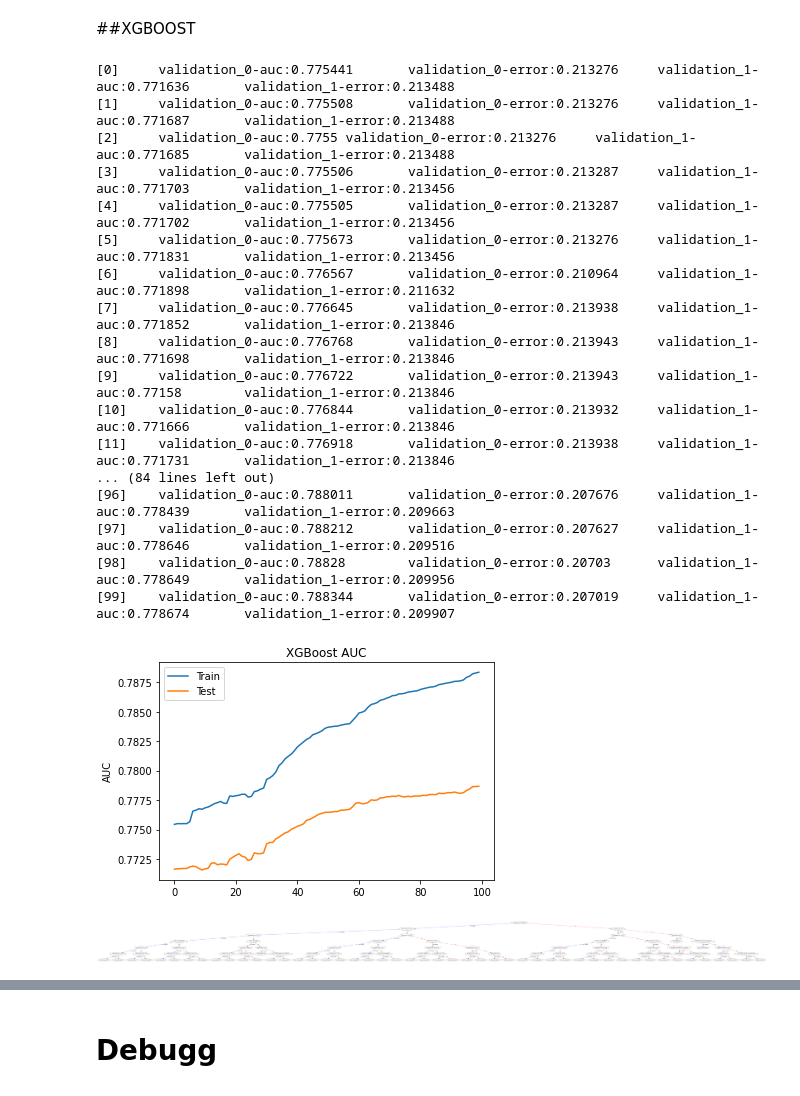
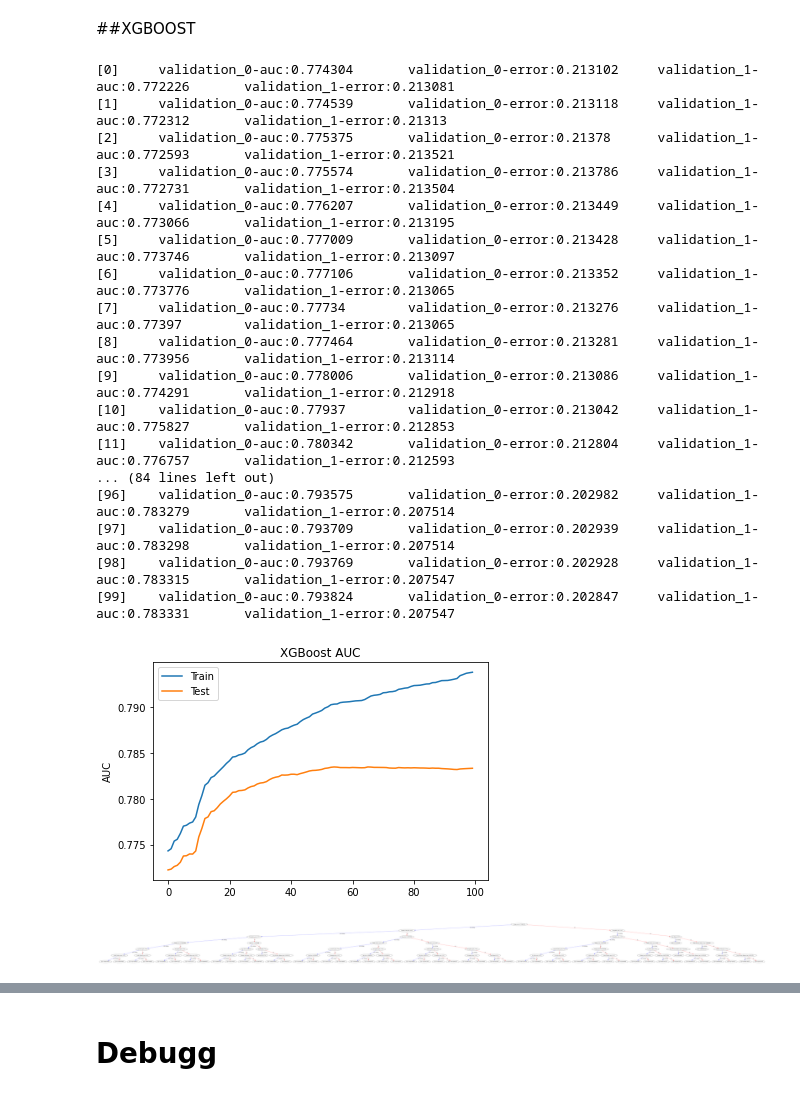
Before and after one commit to avidutta20/challenge_may21, a Jupyter notebook: model.ipynb, the cells around one changed output, grey strips where cells are left out. Cells and saved outputs as stored; diff of their text form; code cells hidden in the pictures.

```diff
--- a/model.ipynb
+++ b/model.ipynb
@@ -478,7 +478,7 @@ def get_features(dframe):
   'Is_Active_proc_0', 'Is_Active_proc_1',
   'Credit_Product_proc_0', 'Credit_Product_proc_1',
   'Age_Binned_0', 'Age_Binned_1','Age_Binned_2',
-  'Age_box', 'Avg_Account_Balance_log', 'Vintage_max']
+  'Avg_Account_Balance_log', 'Vintage_max']
   return dframe[feature_list_to_use]
 # %%
 x_train_df.columns
@@ -713,23 +715,23 @@ clf_xgb = XGBClassifier(max_depth = 6,
 clf_xgb.fit(x_train,y_train,eval_set= eval_set,eval_metric=['auc','error'])
 y_hat_xgb = clf_xgb.predict(x_test)
 # %% [output]
-[0]     validation_0-auc:0.775441       validation_0-error:0.213276     validation_1-auc:0.771636       validation_1-error:0.213488
-[1]     validation_0-auc:0.775508       validation_0-error:0.213276     validation_1-auc:0.771687       validation_1-error:0.213488
-[2]     validation_0-auc:0.7755 validation_0-error:0.213276     validation_1-auc:0.771685       validation_1-error:0.213488
-[3]     validation_0-auc:0.775506       validation_0-error:0.213287     validation_1-auc:0.771703       validation_1-error:0.213456
-[4]     validation_0-auc:0.775505       validation_0-error:0.213287     validation_1-auc:0.771702       validation_1-error:0.213456
-[5]     validation_0-auc:0.775673       validation_0-error:0.213276     validation_1-auc:0.771831       validation_1-error:0.213456
-[6]     validation_0-auc:0.776567       validation_0-error:0.210964     validation_1-auc:0.771898       validation_1-error:0.211632
-[7]     validation_0-auc:0.776645       validation_0-error:0.213938     validation_1-auc:0.771852       validation_1-error:0.213846
-[8]     validation_0-auc:0.776768       validation_0-error:0.213943     validation_1-auc:0.771698       validation_1-error:0.213846
-[9]     validation_0-auc:0.776722       validation_0-error:0.213943     validation_1-auc:0.77158        validation_1-error:0.213846
-[10]    validation_0-auc:0.776844       validation_0-error:0.213932     validation_1-auc:0.771666       validation_1-error:0.213846
-[11]    validation_0-auc:0.776918       validation_0-error:0.213938     validation_1-auc:0.771731       validation_1-error:0.213846
+[0]     validation_0-auc:0.774304       validation_0-error:0.213102     validation_1-auc:0.772226       validation_1-error:0.213081
+[1]     validation_0-auc:0.774539       validation_0-error:0.213118     validation_1-auc:0.772312       validation_1-error:0.21313
+[2]     validation_0-auc:0.775375       validation_0-error:0.21378      validation_1-auc:0.772593       validation_1-error:0.213521
+[3]     validation_0-auc:0.775574       validation_0-error:0.213786     validation_1-auc:0.772731       validation_1-error:0.213504
+[4]     validation_0-auc:0.776207       validation_0-error:0.213449     validation_1-auc:0.773066       validation_1-error:0.213195
+[5]     validation_0-auc:0.777009       validation_0-error:0.213428     validation_1-auc:0.773746       validation_1-error:0.213097
+[6]     validation_0-auc:0.777106       validation_0-error:0.213352     validation_1-auc:0.773776       validation_1-error:0.213065
+[7]     validation_0-auc:0.77734        validation_0-error:0.213276     validation_1-auc:0.77397        validation_1-error:0.213065
+[8]     validation_0-auc:0.777464       validation_0-error:0.213281     validation_1-auc:0.773956       validation_1-error:0.213114
+[9]     validation_0-auc:0.778006       validation_0-error:0.213086     validation_1-auc:0.774291       validation_1-error:0.212918
+[10]    validation_0-auc:0.77937        validation_0-error:0.213042     validation_1-auc:0.775827       validation_1-error:0.212853
+[11]    validation_0-auc:0.780342       validation_0-error:0.212804     validation_1-auc:0.776757       validation_1-error:0.212593
 ... (84 lines left out)
-[96]    validation_0-auc:0.788011       validation_0-error:0.207676     validation_1-auc:0.778439       validation_1-error:0.209663
-[97]    validation_0-auc:0.788212       validation_0-error:0.207627     validation_1-auc:0.778646       validation_1-error:0.209516
-[98]    validation_0-auc:0.78828        validation_0-error:0.20703      validation_1-auc:0.778649       validation_1-error:0.209956
-[99]    validation_0-auc:0.788344       validation_0-error:0.207019     validation_1-auc:0.778674       validation_1-error:0.209907
+[96]    validation_0-auc:0.793575       validation_0-error:0.202982     validation_1-auc:0.783279       validation_1-error:0.207514
+[97]    validation_0-auc:0.793709       validation_0-error:0.202939     validation_1-auc:0.783298       validation_1-error:0.207514
+[98]    validation_0-auc:0.793769       validation_0-error:0.202928     validation_1-auc:0.783315       validation_1-error:0.207547
+[99]    validation_0-auc:0.793824       validation_0-error:0.202847     validation_1-auc:0.783331       validation_1-error:0.207547
 # %%
 results = clf_xgb.evals_result()
 epochs = len(results['validation_0']['error'])
@@ -743,13 +745,13 @@ plt.ylabel('AUC')
 plt.title('XGBoost AUC')
 plt.show()
 # %% [output]
-[figure, old version]
+[figure, new version]
 # %%
-fig, ax = plt.subplots(figsize=(60, 30))
+fig, ax = plt.subplots(figsize=(30, 60))
 plot_tree(clf_xgb, num_trees=1, ax = ax)
 plt.savefig('1.png')
 # %% [output]
-[figure, old version]
+[figure, new version]
 # %%
 metrics(y_hat_xgb,clf_xgb)
 # %% [output]
```
Also changed, not shown: parts of 15 cells of this notebook.
